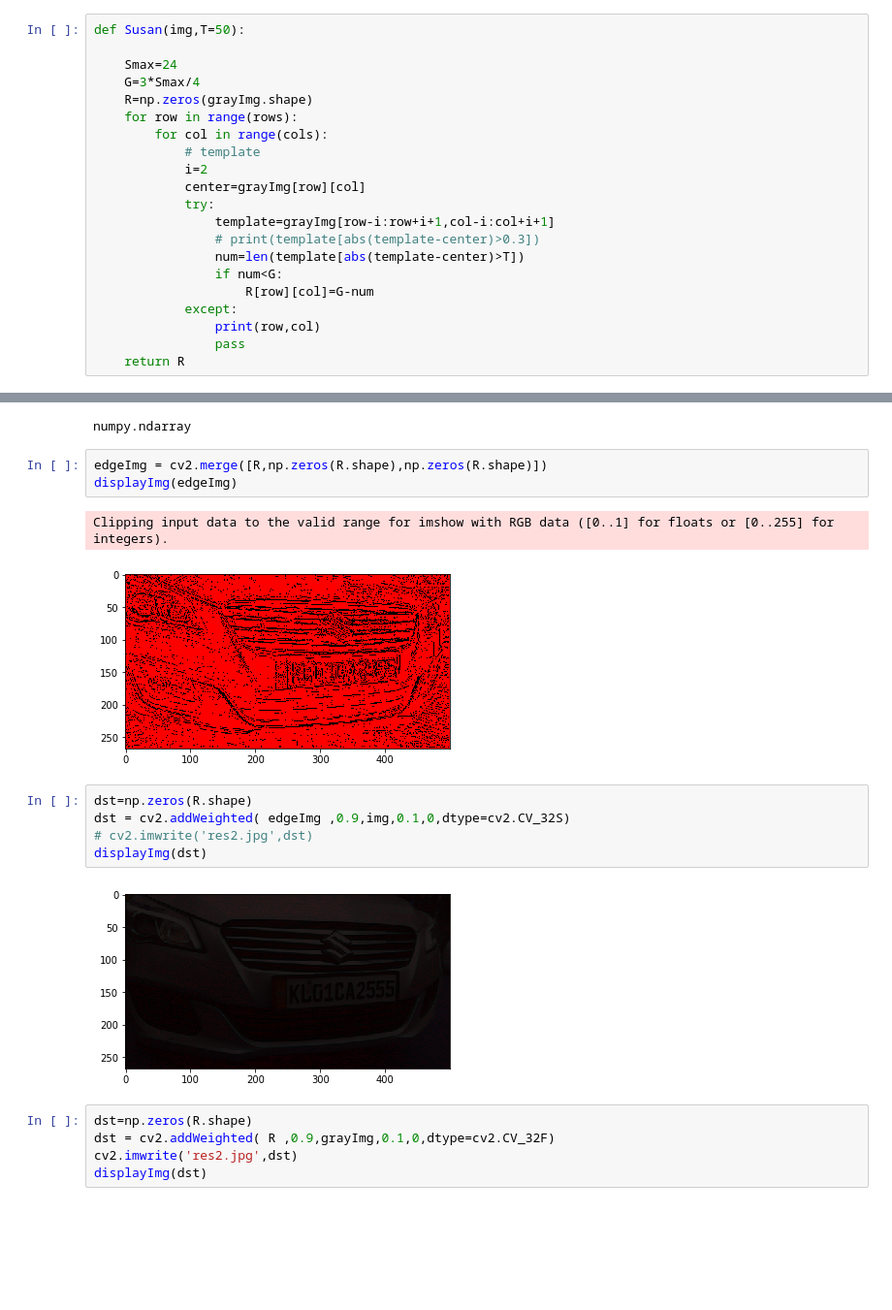
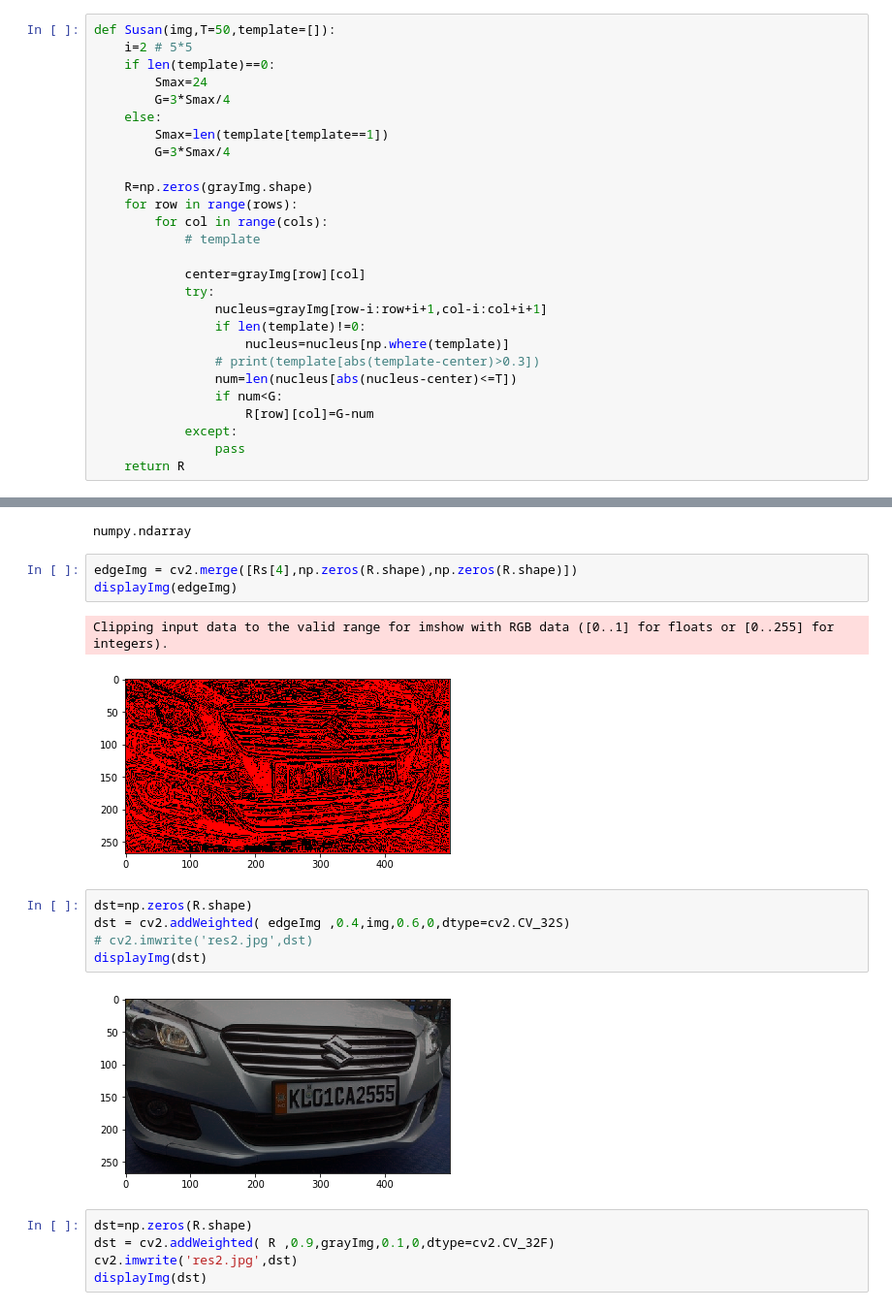
Before and after one commit to easilylazy/computer-vision, a Jupyter notebook: susan.ipynb, the cells around one changed output, grey strips where cells are left out. Shown at 97% size. Cells and saved outputs as stored; diff of their text form; blank space fills up the shorter version.

Commit message:
fix logic error for susan

```diff
--- a/susan.ipynb
+++ b/susan.ipynb
@@ -62,23 +61,29 @@ for row in range(rows):
             print(row,col)
             pass
 # %%
-def Susan(img,T=50):
+def Susan(img,T=50,template=[]):
+    i=2 # 5*5
+    if len(template)==0:
+        Smax=24
+        G=3*Smax/4
+    else:
+        Smax=len(template[template==1])
+        G=3*Smax/4
 
-    Smax=24
-    G=3*Smax/4
     R=np.zeros(grayImg.shape)
     for row in range(rows):
         for col in range(cols):
             # template
-            i=2
+
             center=grayImg[row][col]
             try:
-                template=grayImg[row-i:row+i+1,col-i:col+i+1]
+                nucleus=grayImg[row-i:row+i+1,col-i:col+i+1]
+                if len(template)!=0:
+                    nucleus=nucleus[np.where(template)]
                 # print(template[abs(template-center)>0.3])
-                num=len(template[abs(template-center)>T])
+                num=len(nucleus[abs(nucleus-center)<=T])
                 if num<G:
                     R[row][col]=G-num
             except:
-                print(row,col)
                 pass
     return R
@@ -120,18 +140,18 @@ type(grayImg)
 # %% [output]
 numpy.ndarray
 # %%
-edgeImg = cv2.merge([R,np.zeros(R.shape),np.zeros(R.shape)])
+edgeImg = cv2.merge([Rs[4],np.zeros(R.shape),np.zeros(R.shape)])
 displayImg(edgeImg)
 # %% [output]
 Clipping input data to the valid range for imshow with RGB data ([0..1] for floats or [0..255] for integers).
-[figure, old version]
+[figure, new version]
 # %%
 dst=np.zeros(R.shape)
-dst = cv2.addWeighted( edgeImg ,0.9,img,0.1,0,dtype=cv2.CV_32S)
+dst = cv2.addWeighted( edgeImg ,0.4,img,0.6,0,dtype=cv2.CV_32S)
 # cv2.imwrite('res2.jpg',dst)
 displayImg(dst)
 # %% [output]
-[figure, old version]
+[figure, new version]
 # %%
 dst=np.zeros(R.shape)
 dst = cv2.addWeighted( R ,0.9,grayImg,0.1,0,dtype=cv2.CV_32F)
```
Also changed, not shown: parts of 5 cells of this notebook.
